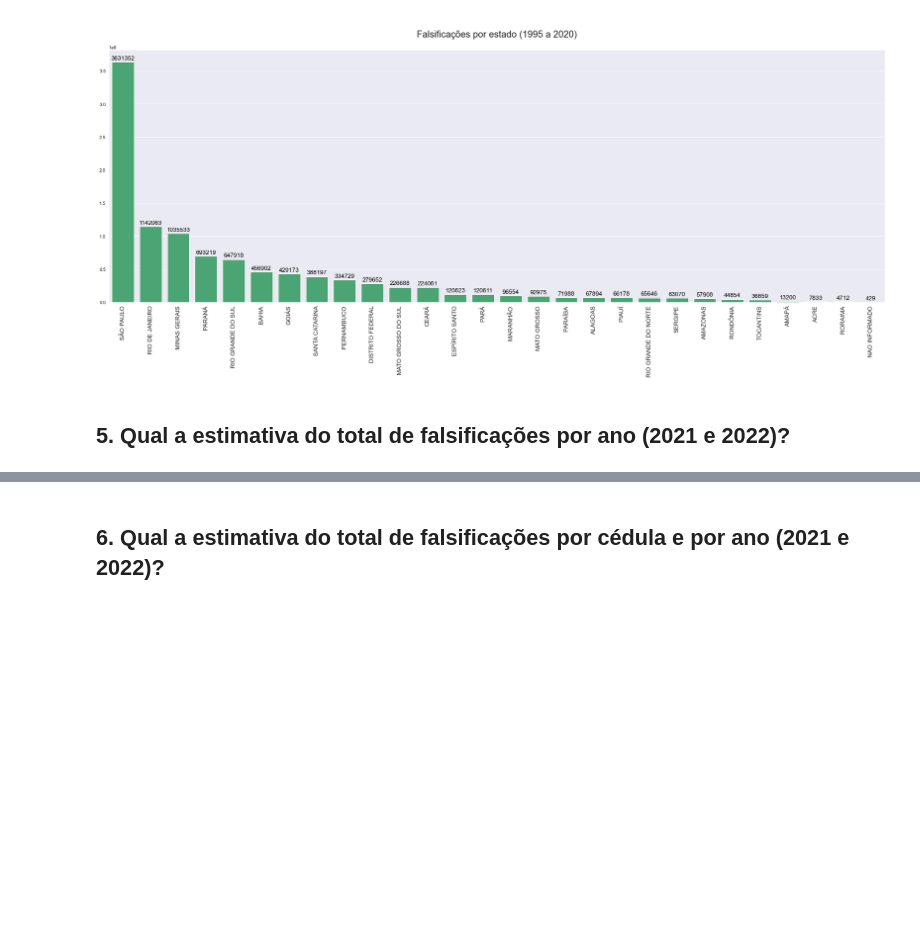
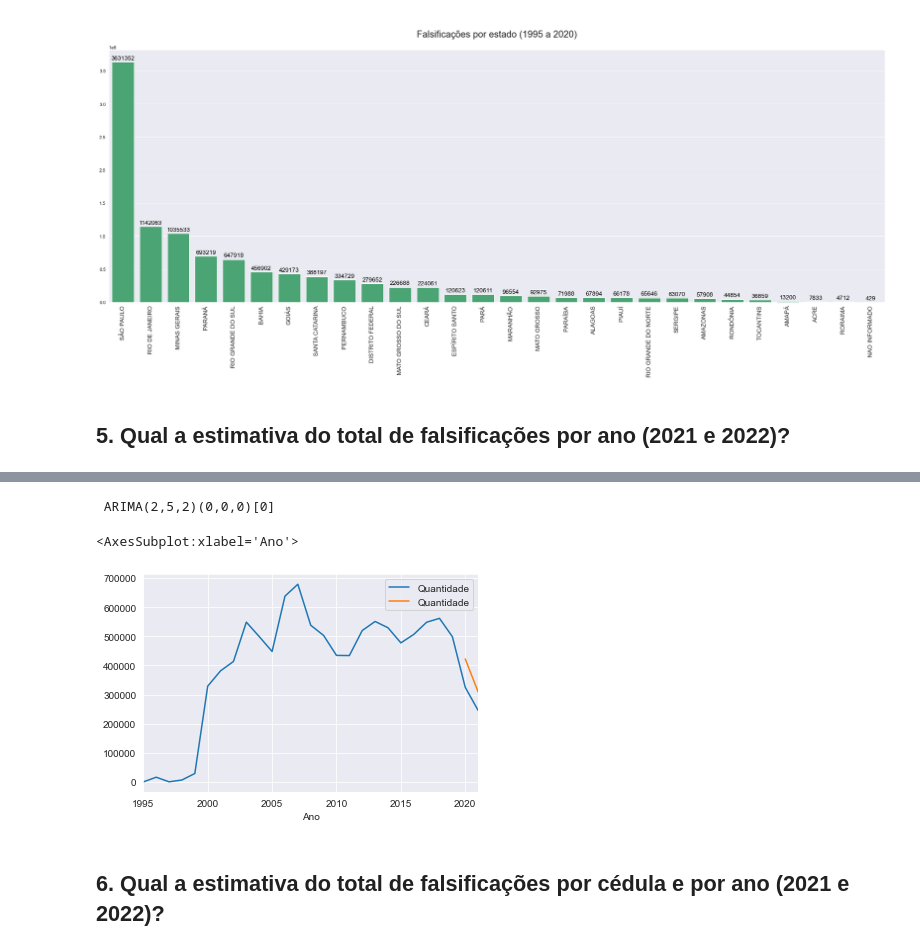
Before and after one commit to emso-exe/Falsificacao_de_cedulas_banco_central_do_brasil, a Jupyter notebook: analise_de_dados.ipynb, the cells around one changed output, grey strips where cells are left out. Drawn from its saved outputs; the diff is of its cells as text; code cells hidden in the pictures; blank space fills up the shorter version.

```diff
--- a/analise_de_dados.ipynb
+++ b/analise_de_dados.ipynb
@@ -436,0 +516,10 @@ array([304959.58245357])
+# %%
+#modelo_auto = auto_arima(df_ano_quantidade, m=1, seasonal=False, trace=False)
+modelo_auto = auto_arima(df_ano_quantidade_full,
+start_p=0, start_q=0,
+max_p=9, max_q=9,
+m=1, start_P=0, seasonal=False,
+d=5,D=1,
+trace=True, error_action='ignore', suppress_warnings=True,
+stepwise=False)
+modelo_auto
@@ -437,3 +546,17 @@ array([304959.58245357])
+# %%
+treino = df_ano_quantidade_full['1995-01-01':'2019-01-01']
+teste = df_ano_quantidade_full['2020-01-01':]
+
+print(modelo_auto.fit(treino))
+
+previsao = modelo_auto.predict(n_periods=2)
+previsao = pd.DataFrame(previsao, index=teste.index, columns=['Quantidade'])
+
+pd.concat([df_ano_quantidade_full,previsao],axis=1).plot()
+# %% [output]
+ ARIMA(2,5,2)(0,0,0)[0]
+<AxesSubplot:xlabel='Ano'>
+[figure, added]
 # %% [markdown]
 ## 6. Qual a estimativa do total de falsificações por cédula e por ano (2021 e 2022)?
 # %% [markdown]
```
Also changed, not shown: parts of 10 cells of this notebook.
